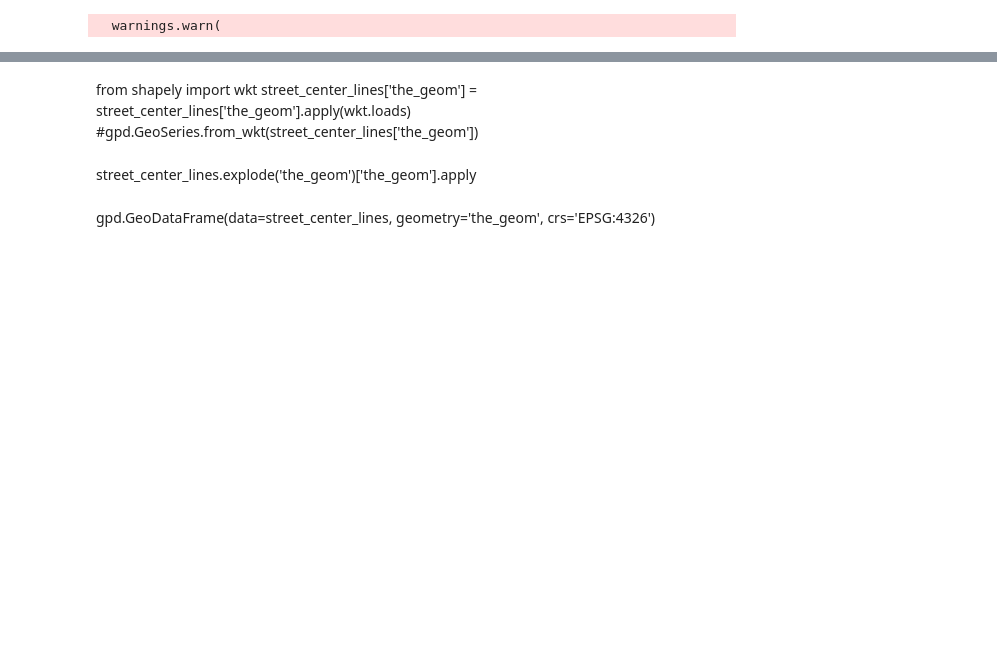
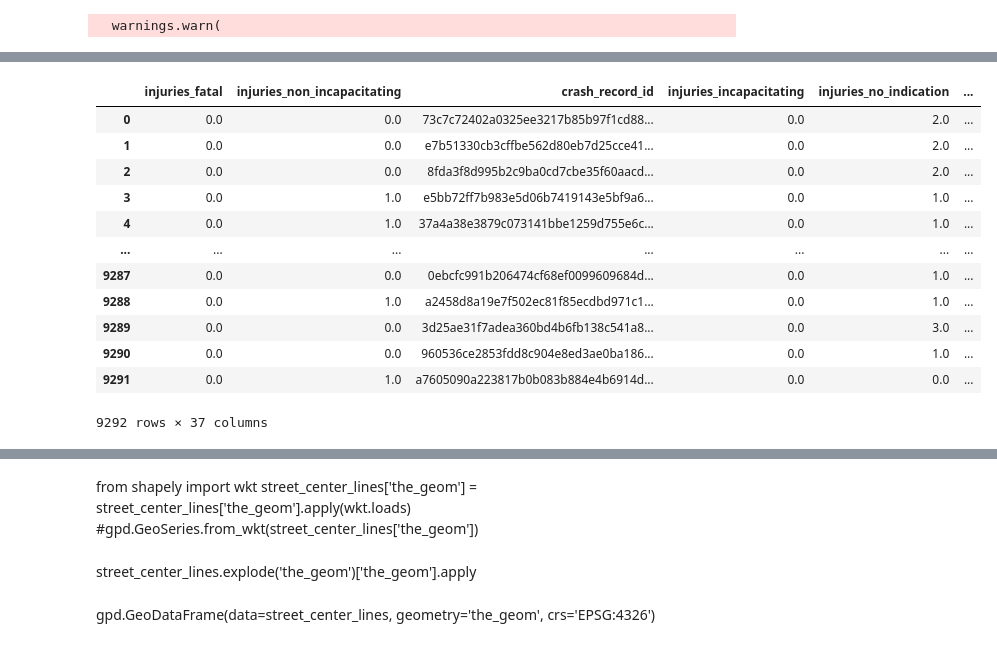
Before and after one commit to canderson197/Chicago-Traffic-Violence-Peds-Cyclists, a Jupyter notebook: data cleaning.ipynb, the cells around one changed output, grey strips where cells are left out. Cells and saved outputs as stored; diff of their text form; code cells hidden in the pictures; blank space fills up the shorter version.

```diff
--- a/data cleaning.ipynb
+++ b/data cleaning.ipynb
@@ -366,0 +280,20 @@ Name: class, dtype: int64
+# %%
+for index, row in crashes_ped_aug_df.iterrows():
+    if row['class'] == '1':
+        crashes_ped_aug_df.loc[index, 'roadway_class'] = 'expressway'
+    elif row['class'] == '2':
+        crashes_ped_aug_df.loc[index, 'roadway_class'] = 'arterial'
+    elif row['class'] == '3':
+        crashes_ped_aug_df.loc[index, 'roadway_class'] = 'collector'
+    elif row['class'] == '4':
+        crashes_ped_aug_df.loc[index, 'roadway_class'] = 'other streets'
+    elif row['class'] == '5':
+        crashes_ped_aug_df.loc[index, 'roadway_class'] = 'named alley'
+    elif row['class'] == '7':
+        crashes_ped_aug_df.loc[index, 'roadway_class'] = 'tiered'
+    elif row['class'] == '9':
+        crashes_ped_aug_df.loc[index, 'roadway_class'] = 'ramps'
+    elif row['class'] == 'E':
+        crashes_ped_aug_df.loc[index, 'roadway_class'] = 'extent'
+    elif row['class'] == 'RIV':
+        crashes_ped_aug_df.loc[index, 'roadway_class'] = 'river'
@@ -366,0 +356,36 @@ Name: class, dtype: int64
+# %%
+for index, row in crashes_cyclist_aug_df.iterrows():
+    if row['class'] == '1':
+        crashes_cyclist_aug_df.loc[index, 'roadway_class'] = 'expressway'
+    elif row['class'] == '2':
+        crashes_cyclist_aug_df.loc[index, 'roadway_class'] = 'arterial'
+    elif row['class'] == '3':
+        crashes_cyclist_aug_df.loc[index, 'roadway_class'] = 'collector'
+    elif row['class'] == '4':
+        crashes_cyclist_aug_df.loc[index, 'roadway_class'] = 'other streets'
+    elif row['class'] == '5':
+        crashes_cyclist_aug_df.loc[index, 'roadway_class'] = 'named alley'
+    elif row['class'] == '7':
+        crashes_cyclist_aug_df.loc[index, 'roadway_class'] = 'tiered'
+    elif row['class'] == '9':
+        crashes_cyclist_aug_df.loc[index, 'roadway_class'] = 'ramps'
+    elif row['class'] == 'E':
+        crashes_cyclist_aug_df.loc[index, 'roadway_class'] = 'extent'
+    elif row['class'] == 'RIV':
+        crashes_cyclist_aug_df.loc[index, 'roadway_class'] = 'river'
+# %%
+crashes_cyclist_aug_df
+# %% [output]
+|  | injuries_fatal | injuries_non_incapacitating | crash_record_id | injuries_incapacitating | injuries_no_indication | ... |
+| 0 | 0.0 | 0.0 | 73c7c72402a0325ee3217b85b97f1cd88... | 0.0 | 2.0 | ... |
+| 1 | 0.0 | 0.0 | e7b51330cb3cffbe562d80eb7d25cce41... | 0.0 | 2.0 | ... |
+| 2 | 0.0 | 0.0 | 8fda3f8d995b2c9ba0cd7cbe35f60aacd... | 0.0 | 2.0 | ... |
+| 3 | 0.0 | 1.0 | e5bb72ff7b983e5d06b7419143e5bf9a6... | 0.0 | 1.0 | ... |
+| 4 | 0.0 | 1.0 | 37a4a38e3879c073141bbe1259d755e6c... | 0.0 | 1.0 | ... |
+| ... | ... | ... | ... | ... | ... | ... |
+| 9287 | 0.0 | 0.0 | 0ebcfc991b206474cf68ef0099609684d... | 0.0 | 1.0 | ... |
+| 9288 | 0.0 | 1.0 | a2458d8a19e7f502ec81f85ecdbd971c1... | 0.0 | 1.0 | ... |
+| 9289 | 0.0 | 0.0 | 3d25ae31f7adea360bd4b6fb138c541a8... | 0.0 | 3.0 | ... |
+| 9290 | 0.0 | 0.0 | 960536ce2853fdd8c904e8ed3ae0ba186... | 0.0 | 1.0 | ... |
+| 9291 | 0.0 | 1.0 | a7605090a223817b0b083b884e4b6914d... | 0.0 | 0.0 | ... |
+9292 rows × 37 columns
```
Also changed, not shown: parts of 36 cells of this notebook.
